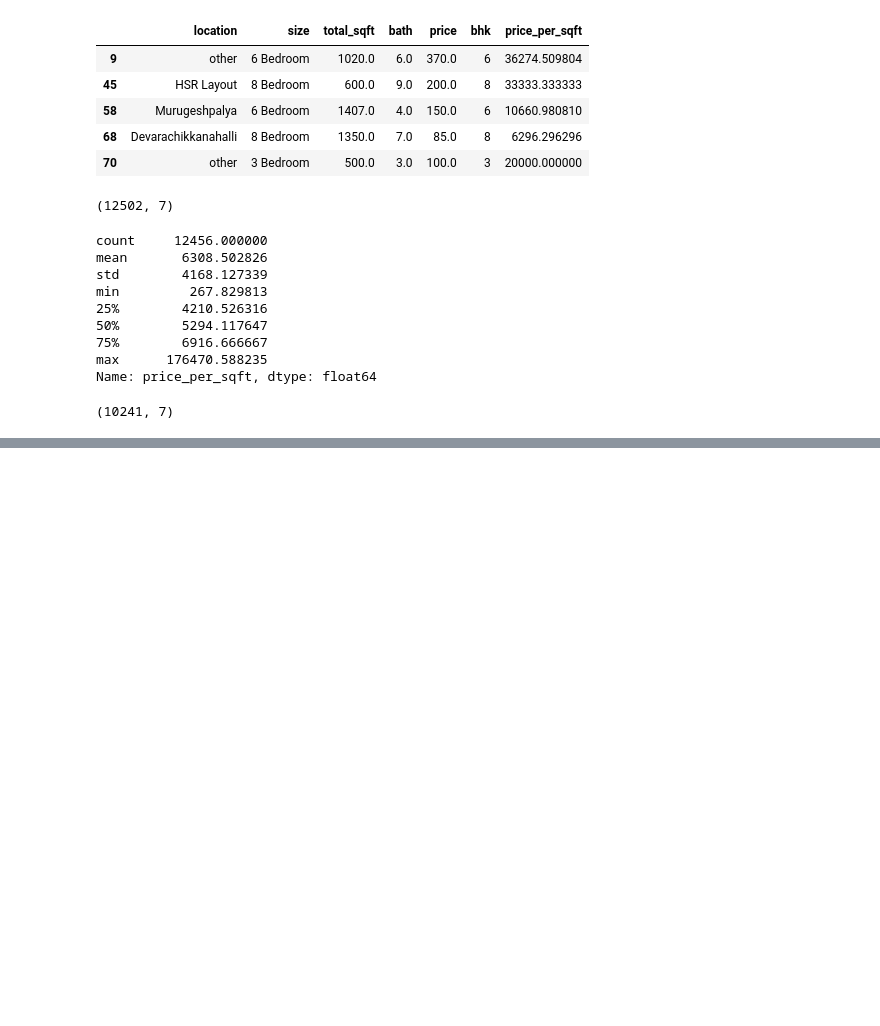
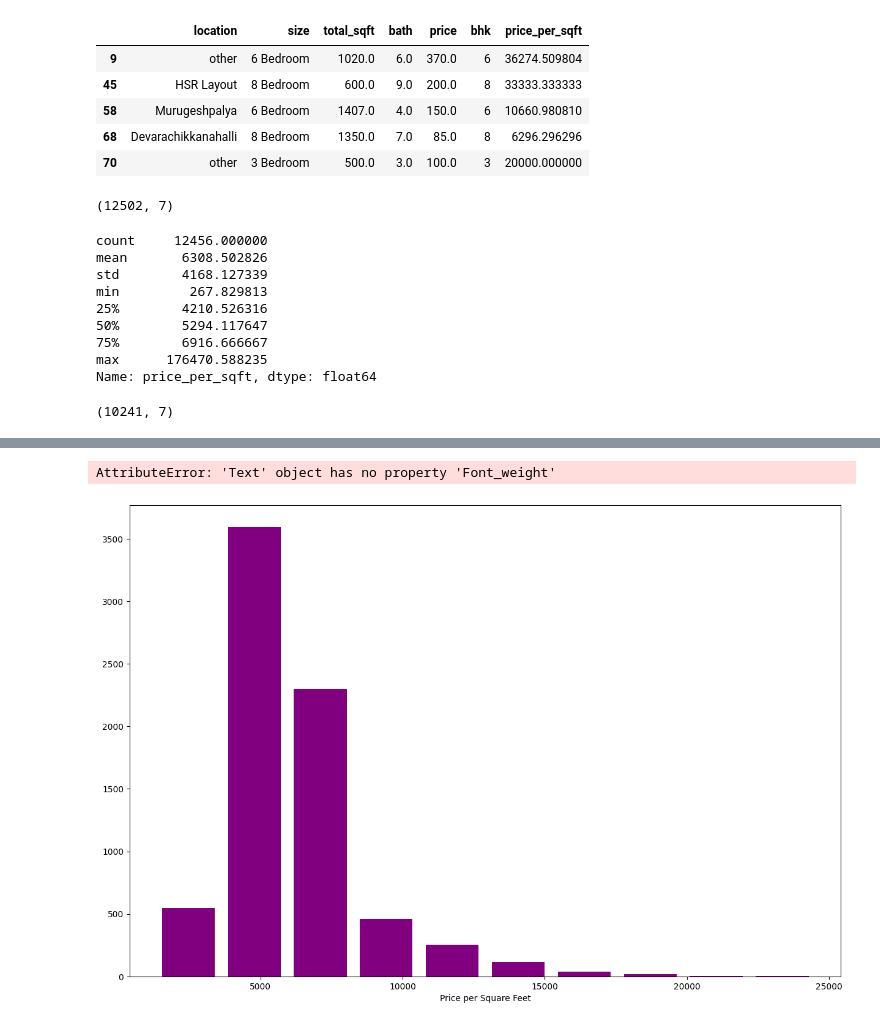
Before and after one commit to levine01/Real-Estate-House-prediction, a Jupyter notebook: index.ipynb, the cells around one changed output, grey strips where cells are left out. Drawn from its saved outputs; the diff is of its cells as text; code cells hidden in the pictures; blank space fills up the shorter version.

```diff
--- a/index.ipynb
+++ b/index.ipynb
@@ -275,0 +318,8 @@ df.shape
+# %%
+#histogram
+plt.hist(df.price_per_sqft,rwidth=0.8,color="purple")
+plt.xlabel('Price per Square Feet', Font_weight=12)
+plt.ylabel('Count')
+# %% [output]
+AttributeError: 'Text' object has no property 'Font_weight'
+[figure, added]
```
Also changed, not shown: parts of 4 cells of this notebook.
